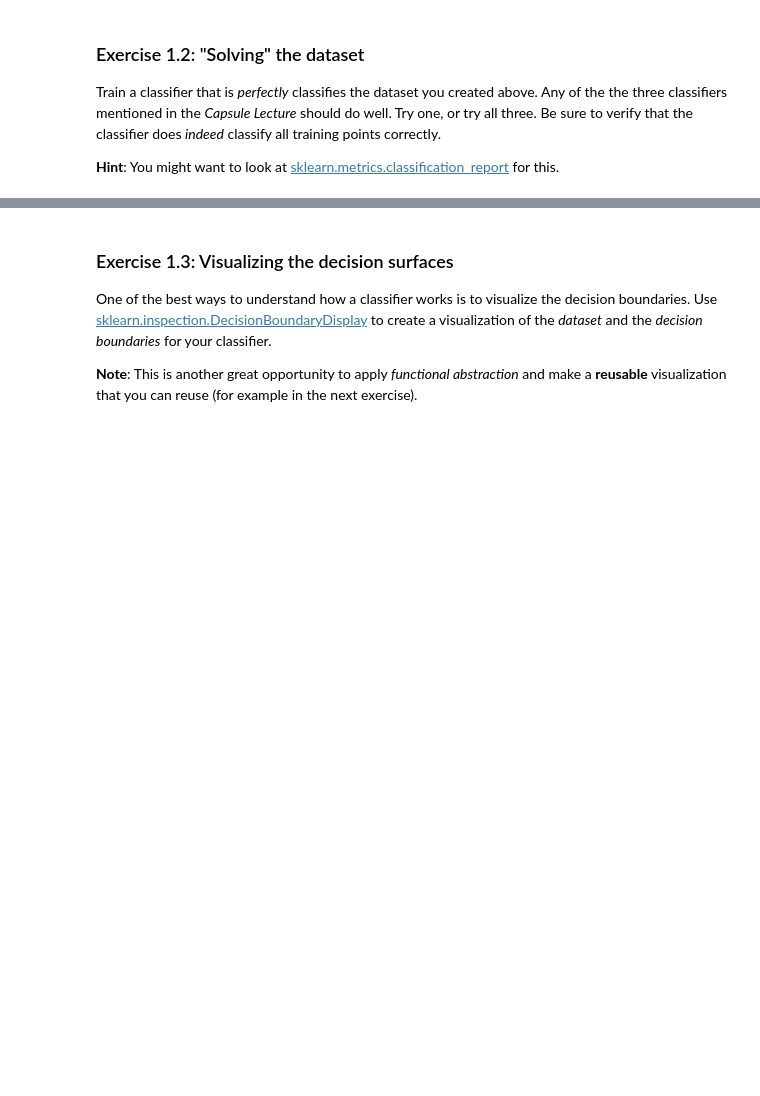
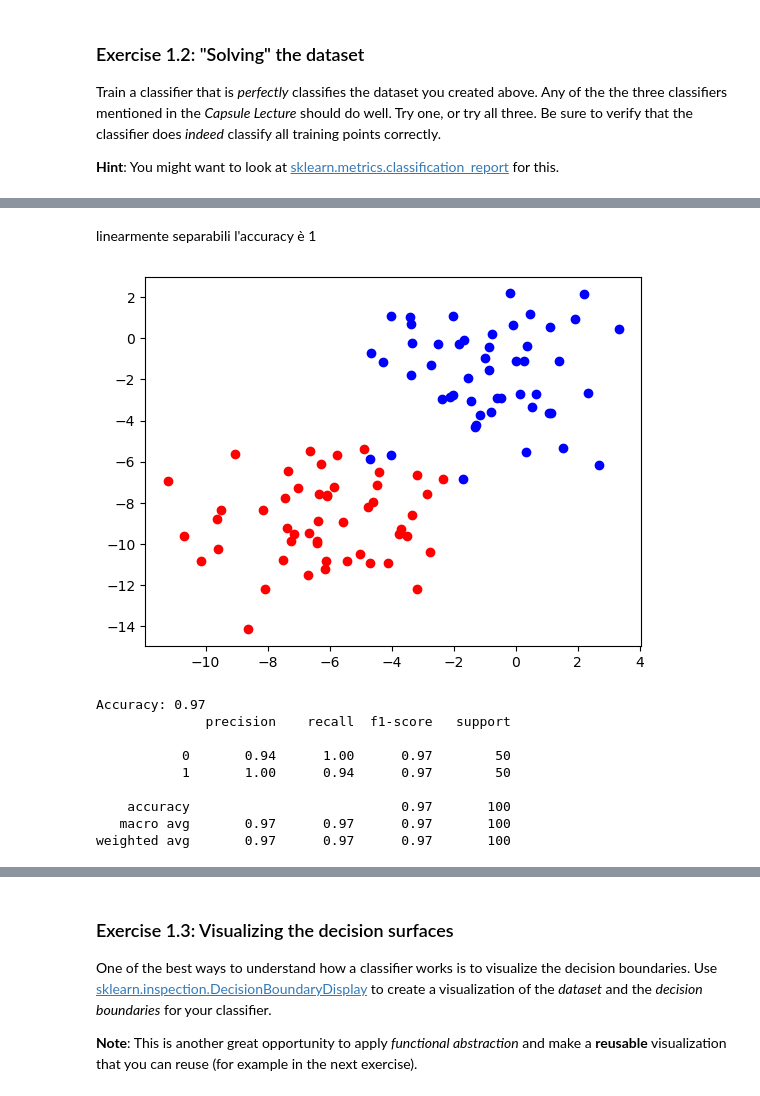
Before and after one commit to Cappetti99/FML, a Jupyter notebook: lab2/Cappetti-Lab2Classification.ipynb, the cells around one changed output, grey strips where cells are left out. Saved outputs shown, nothing was run; the diff lists cells and outputs as text; code cells hidden in the pictures; blank space fills up the shorter version.

```diff
--- a/lab2/Cappetti-Lab2Classification.ipynb
+++ b/lab2/Cappetti-Lab2Classification.ipynb
@@ -31,0 +84,18 @@ from sklearn.svm import LinearSVC
+# %% [markdown]
+linearmente separabili l'accuracy è 1
+# %%
+# Create a Linear Support Vector Classifier (SVC) with 'dual' set to True to address a warning
+svc = LinearSVC(dual=True)
+
+visualizeClassifier(svc, x, y)
+# %% [output]
+[figure, added]
+Accuracy: 0.97
+              precision    recall  f1-score   support
+
+           0       0.94      1.00      0.97        50
+           1       1.00      0.94      0.97        50
+
+    accuracy                           0.97       100
+   macro avg       0.97      0.97      0.97       100
+weighted avg       0.97      0.97      0.97       100
```
Also changed, not shown: parts of 37 cells of this notebook.
